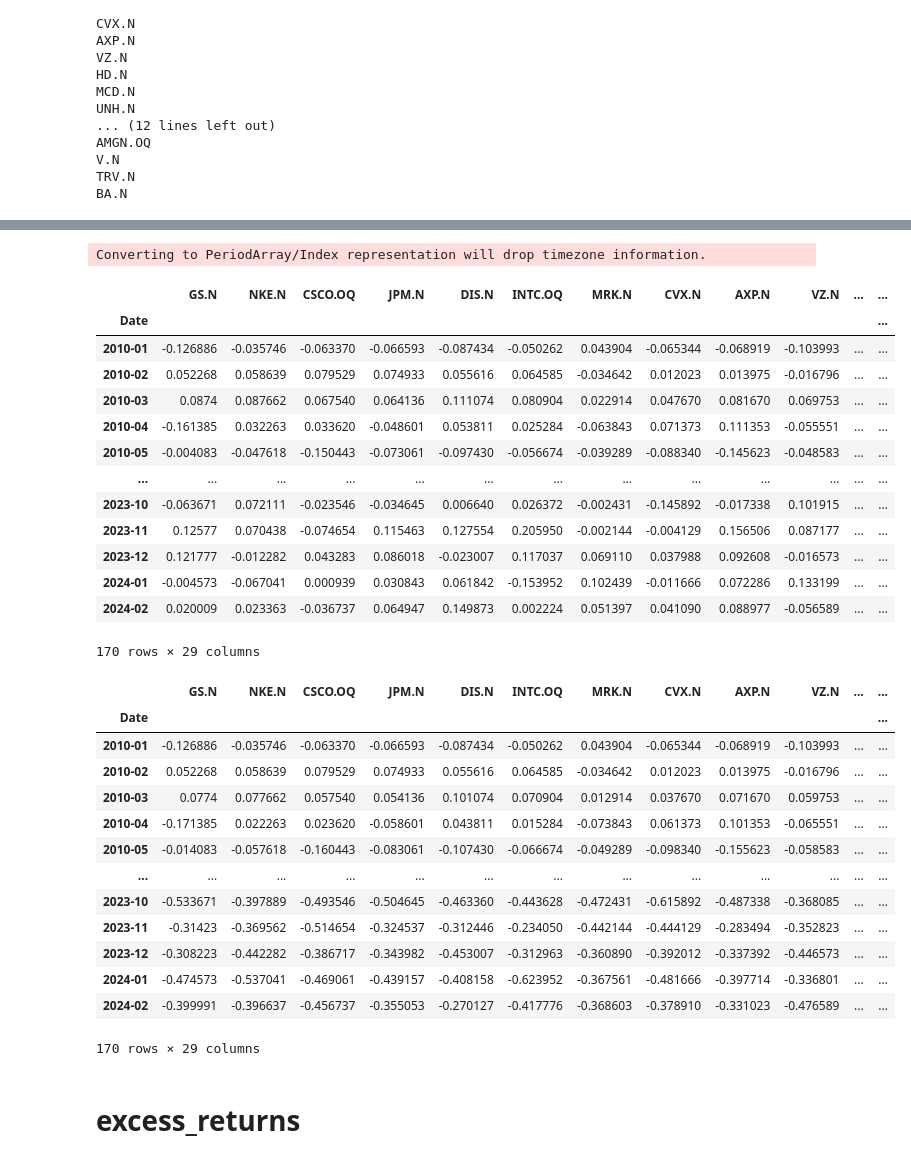
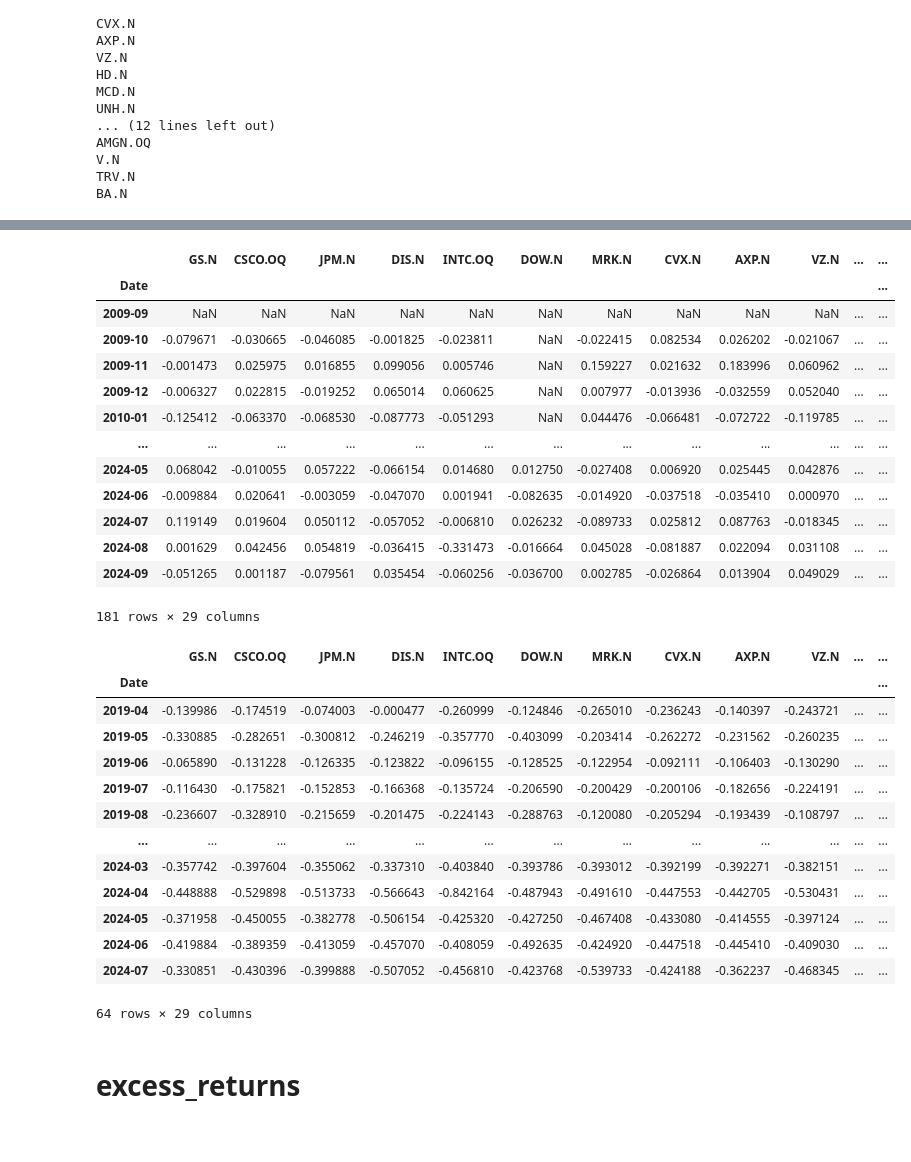
Before and after one commit to neftalivldz/finanzas_2024_agosto, a Jupyter notebook: 05_Estilos_FF.ipynb, the cells around one changed output, grey strips where cells are left out. Cells and saved outputs as stored; diff of their text form; code cells hidden in the pictures.

```diff
--- a/05_Estilos_FF.ipynb
+++ b/05_Estilos_FF.ipynb
@@ -104,7 +104,7 @@ const_limp = [i for i in const if i != '']
 const = const_limp
 # %%
 from datetime import datetime, timedelta
-end = datetime.today()
-start = end - timedelta(days=(365.2*10))
+end = datetime.today() - timedelta(days=(30*2))
+start = end - timedelta(days=(365.2*14.6))
 print(start, end)
 # %% [output]
@@ -172,42 +172,42 @@ monthly_returns
 # %%
 df2=monthly_returns.reset_index()
-df2['Date'] = pd.to_datetime(df2['Date']).dt.to_period('M')
-returns = df2.set_index('Date')
+df2['Date'] = pd.to_datetime(df2['index']).dt.to_period('M')
+returns = df2.set_index('Date').drop(['index'], axis=1)
 returns
 # %% [output]
+|  | GS.N | CSCO.OQ | JPM.N | DIS.N | INTC.OQ | DOW.N | MRK.N | CVX.N | AXP.N | VZ.N | ... | ... |
+| Date |  |  |  |  |  |  |  |  |  |  |  | ... |
+| 2009-09 | NaN | NaN | NaN | NaN | NaN | NaN | NaN | NaN | NaN | NaN | ... | ... |
+| 2009-10 | -0.079671 | -0.030665 | -0.046085 | -0.001825 | -0.023811 | NaN | -0.022415 | 0.082534 | 0.026202 | -0.021067 | ... | ... |
+| 2009-11 | -0.001473 | 0.025975 | 0.016855 | 0.099056 | 0.005746 | NaN | 0.159227 | 0.021632 | 0.183996 | 0.060962 | ... | ... |
+| 2009-12 | -0.006327 | 0.022815 | -0.019252 | 0.065014 | 0.060625 | NaN | 0.007977 | -0.013936 | -0.032559 | 0.052040 | ... | ... |
+| 2010-01 | -0.125412 | -0.063370 | -0.068530 | -0.087773 | -0.051293 | NaN | 0.044476 | -0.066481 | -0.072722 | -0.119785 | ... | ... |
+| ... | ... | ... | ... | ... | ... | ... | ... | ... | ... | ... | ... | ... |
+| 2024-05 | 0.068042 | -0.010055 | 0.057222 | -0.066154 | 0.014680 | 0.012750 | -0.027408 | 0.006920 | 0.025445 | 0.042876 | ... | ... |
+| 2024-06 | -0.009884 | 0.020641 | -0.003059 | -0.047070 | 0.001941 | -0.082635 | -0.014920 | -0.037518 | -0.035410 | 0.000970 | ... | ... |
+| 2024-07 | 0.119149 | 0.019604 | 0.050112 | -0.057052 | -0.006810 | 0.026232 | -0.089733 | 0.025812 | 0.087763 | -0.018345 | ... | ... |
+| 2024-08 | 0.001629 | 0.042456 | 0.054819 | -0.036415 | -0.331473 | -0.016664 | 0.045028 | -0.081887 | 0.022094 | 0.031108 | ... | ... |
+| 2024-09 | -0.051265 | 0.001187 | -0.079561 | 0.035454 | -0.060256 | -0.036700 | 0.002785 | -0.026864 | 0.013904 | 0.049029 | ... | ... |
-Converting to PeriodArray/Index representation will drop timezone information.
+181 rows × 29 columns
-|  | GS.N | NKE.N | CSCO.OQ | JPM.N | DIS.N | INTC.OQ | MRK.N | CVX.N | AXP.N | VZ.N | ... | ... |
-| Date |  |  |  |  |  |  |  |  |  |  |  | ... |
-| 2010-01 | -0.126886 | -0.035746 | -0.063370 | -0.066593 | -0.087434 | -0.050262 | 0.043904 | -0.065344 | -0.068919 | -0.103993 | ... | ... |
-| 2010-02 | 0.052268 | 0.058639 | 0.079529 | 0.074933 | 0.055616 | 0.064585 | -0.034642 | 0.012023 | 0.013975 | -0.016796 | ... | ... |
-| 2010-03 | 0.0874 | 0.087662 | 0.067540 | 0.064136 | 0.111074 | 0.080904 | 0.022914 | 0.047670 | 0.081670 | 0.069753 | ... | ... |
-| 2010-04 | -0.161385 | 0.032263 | 0.033620 | -0.048601 | 0.053811 | 0.025284 | -0.063843 | 0.071373 | 0.111353 | -0.055551 | ... | ... |
-| 2010-05 | -0.004083 | -0.047618 | -0.150443 | -0.073061 | -0.097430 | -0.056674 | -0.039289 | -0.088340 | -0.145623 | -0.048583 | ... | ... |
-| ... | ... | ... | ... | ... | ... | ... | ... | ... | ... | ... | ... | ... |
-| 2023-10 | -0.063671 | 0.072111 | -0.023546 | -0.034645 | 0.006640 | 0.026372 | -0.002431 | -0.145892 | -0.017338 | 0.101915 | ... | ... |
-| 2023-11 | 0.12577 | 0.070438 | -0.074654 | 0.115463 | 0.127554 | 0.205950 | -0.002144 | -0.004129 | 0.156506 | 0.087177 | ... | ... |
-| 2023-12 | 0.121777 | -0.012282 | 0.043283 | 0.086018 | -0.023007 | 0.117037 | 0.069110 | 0.037988 | 0.092608 | -0.016573 | ... | ... |
-| 2024-01 | -0.004573 | -0.067041 | 0.000939 | 0.030843 | 0.061842 | -0.153952 | 0.102439 | -0.011666 | 0.072286 | 0.133199 | ... | ... |
-| 2024-02 | 0.020009 | 0.023363 | -0.036737 | 0.064947 | 0.149873 | 0.002224 | 0.051397 | 0.041090 | 0.088977 | -0.056589 | ... | ... |
-170 rows × 29 columns
 # %%
 excess_returns = returns.sub(ff_factor_data.RF, axis=0)
+excess_returns = excess_returns.dropna()
 excess_returns
 # %% [output]
-|  | GS.N | NKE.N | CSCO.OQ | JPM.N | DIS.N | INTC.OQ | MRK.N | CVX.N | AXP.N | VZ.N | ... | ... |
+|  | GS.N | CSCO.OQ | JPM.N | DIS.N | INTC.OQ | DOW.N | MRK.N | CVX.N | AXP.N | VZ.N | ... | ... |
 | Date |  |  |  |  |  |  |  |  |  |  |  | ... |
-| 2010-01 | -0.126886 | -0.035746 | -0.063370 | -0.066593 | -0.087434 | -0.050262 | 0.043904 | -0.065344 | -0.068919 | -0.103993 | ... | ... |
-| 2010-02 | 0.052268 | 0.058639 | 0.079529 | 0.074933 | 0.055616 | 0.064585 | -0.034642 | 0.012023 | 0.013975 | -0.016796 | ... | ... |
-| 2010-03 | 0.0774 | 0.077662 | 0.057540 | 0.054136 | 0.101074 | 0.070904 | 0.012914 | 0.037670 | 0.071670 | 0.059753 | ... | ... |
-| 2010-04 | -0.171385 | 0.022263 | 0.023620 | -0.058601 | 0.043811 | 0.015284 | -0.073843 | 0.061373 | 0.101353 | -0.065551 | ... | ... |
-| 2010-05 | -0.014083 | -0.057618 | -0.160443 | -0.083061 | -0.107430 | -0.066674 | -0.049289 | -0.098340 | -0.155623 | -0.058583 | ... | ... |
+| 2019-04 | -0.139986 | -0.174519 | -0.074003 | -0.000477 | -0.260999 | -0.124846 | -0.265010 | -0.236243 | -0.140397 | -0.243721 | ... | ... |
+| 2019-05 | -0.330885 | -0.282651 | -0.300812 | -0.246219 | -0.357770 | -0.403099 | -0.203414 | -0.262272 | -0.231562 | -0.260235 | ... | ... |
+| 2019-06 | -0.065890 | -0.131228 | -0.126335 | -0.123822 | -0.096155 | -0.128525 | -0.122954 | -0.092111 | -0.106403 | -0.130290 | ... | ... |
+| 2019-07 | -0.116430 | -0.175821 | -0.152853 | -0.166368 | -0.135724 | -0.206590 | -0.200429 | -0.200106 | -0.182656 | -0.224191 | ... | ... |
+| 2019-08 | -0.236607 | -0.328910 | -0.215659 | -0.201475 | -0.224143 | -0.288763 | -0.120080 | -0.205294 | -0.193439 | -0.108797 | ... | ... |
 | ... | ... | ... | ... | ... | ... | ... | ... | ... | ... | ... | ... | ... |
-| 2023-10 | -0.533671 | -0.397889 | -0.493546 | -0.504645 | -0.463360 | -0.443628 | -0.472431 | -0.615892 | -0.487338 | -0.368085 | ... | ... |
-| 2023-11 | -0.31423 | -0.369562 | -0.514654 | -0.324537 | -0.312446 | -0.234050 | -0.442144 | -0.444129 | -0.283494 | -0.352823 | ... | ... |
-| 2023-12 | -0.308223 | -0.442282 | -0.386717 | -0.343982 | -0.453007 | -0.312963 | -0.360890 | -0.392012 | -0.337392 | -0.446573 | ... | ... |
-| 2024-01 | -0.474573 | -0.537041 | -0.469061 | -0.439157 | -0.408158 | -0.623952 | -0.367561 | -0.481666 | -0.397714 | -0.336801 | ... | ... |
-| 2024-02 | -0.399991 | -0.396637 | -0.456737 | -0.355053 | -0.270127 | -0.417776 | -0.368603 | -0.378910 | -0.331023 | -0.476589 | ... | ... |
+| 2024-03 | -0.357742 | -0.397604 | -0.355062 | -0.337310 | -0.403840 | -0.393786 | -0.393012 | -0.392199 | -0.392271 | -0.382151 | ... | ... |
+| 2024-04 | -0.448888 | -0.529898 | -0.513733 | -0.566643 | -0.842164 | -0.487943 | -0.491610 | -0.447553 | -0.442705 | -0.530431 | ... | ... |
+| 2024-05 | -0.371958 | -0.450055 | -0.382778 | -0.506154 | -0.425320 | -0.427250 | -0.467408 | -0.433080 | -0.414555 | -0.397124 | ... | ... |
+| 2024-06 | -0.419884 | -0.389359 | -0.413059 | -0.457070 | -0.408059 | -0.492635 | -0.424920 | -0.447518 | -0.445410 | -0.409030 | ... | ... |
+| 2024-07 | -0.330851 | -0.430396 | -0.399888 | -0.507052 | -0.456810 | -0.423768 | -0.539733 | -0.424188 | -0.362237 | -0.468345 | ... | ... |
-170 rows × 29 columns
+64 rows × 29 columns
 # %%
 excess_returns = excess_returns.clip(lower=np.percentile(excess_returns, 1),
                                      upper=np.percentile(excess_returns, 99))
```
Also changed, not shown: parts of 2 cells of this notebook.
